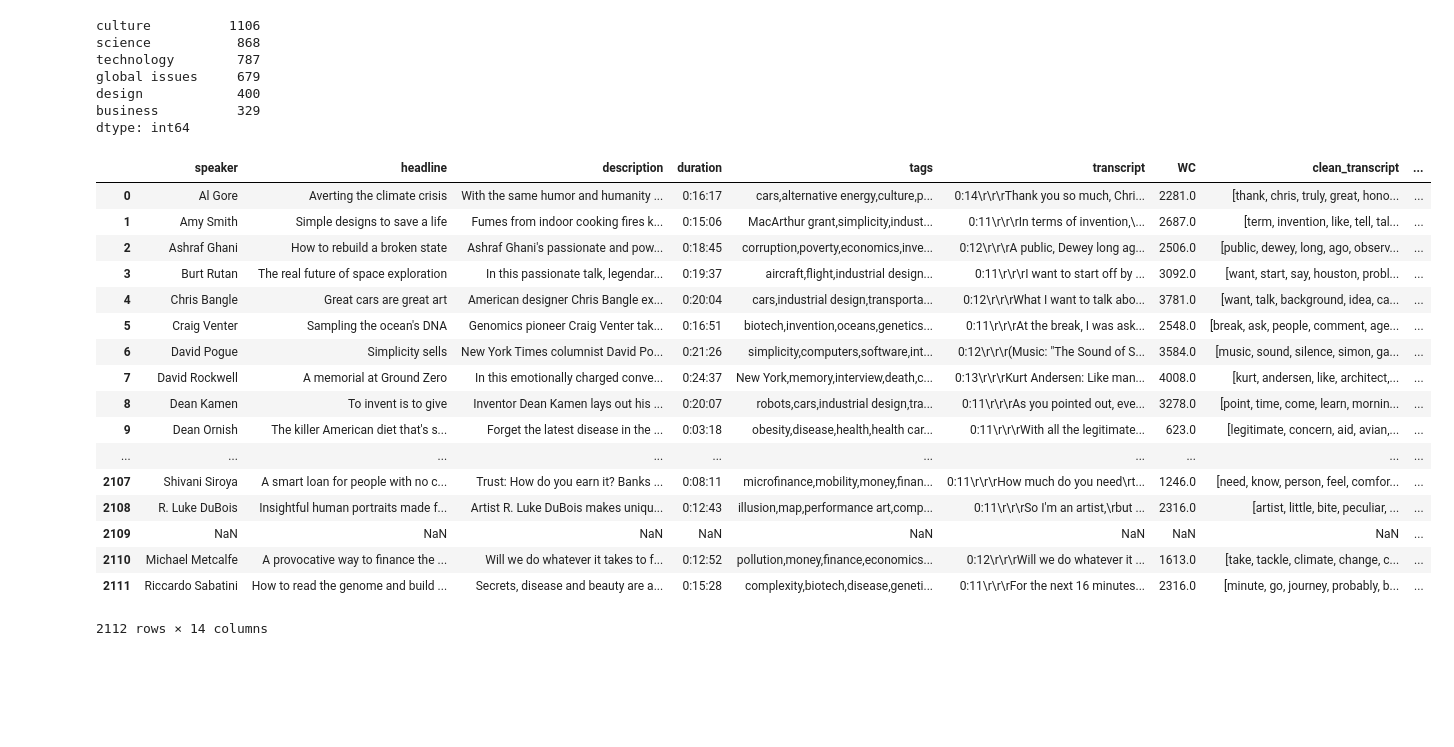
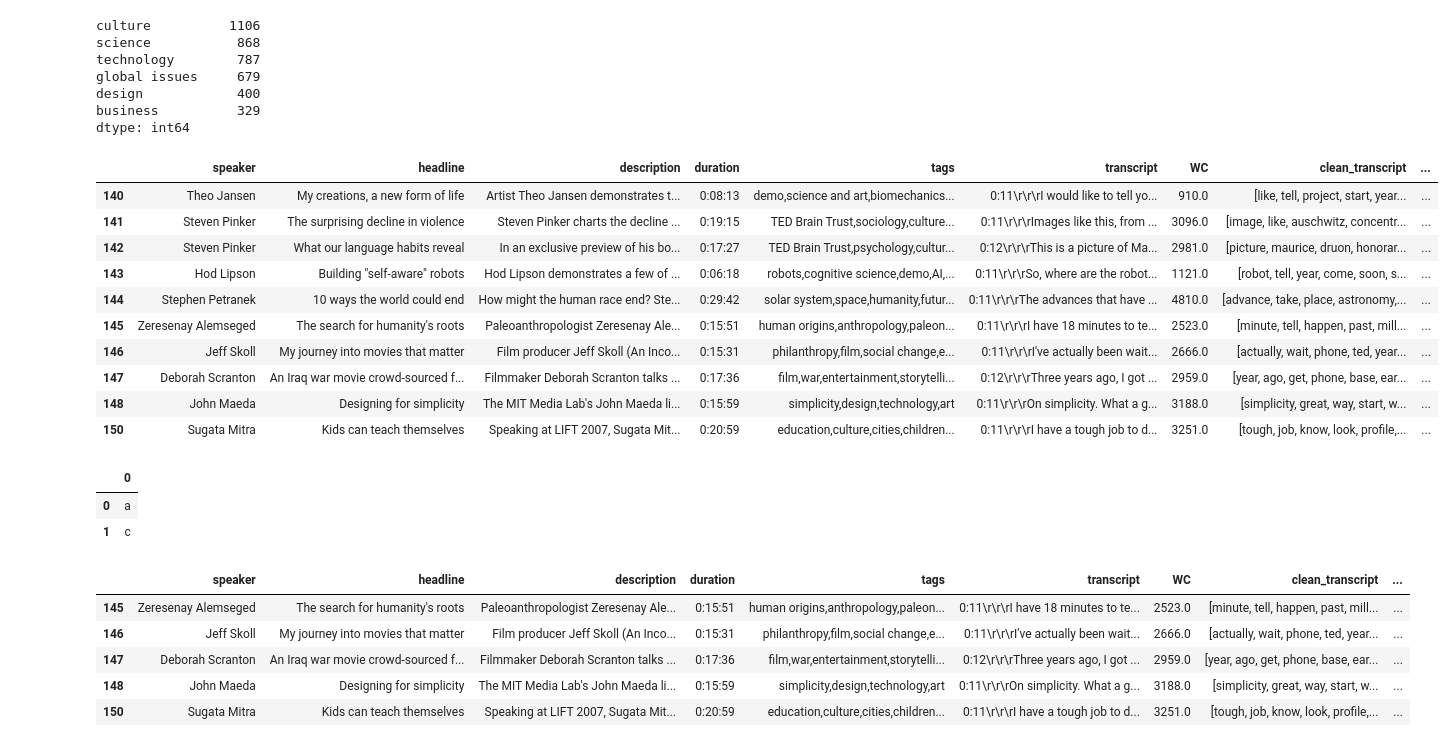
Before and after one commit to GlennChia/50_038_cds_project, a Jupyter notebook: notebooks/cleaning/squash_tags_similarity.ipynb, the cells around one changed output. Saved outputs shown, nothing was run; the diff lists cells and outputs as text; code cells hidden in the pictures; blank space fills up the shorter version.

```diff
--- a/notebooks/cleaning/squash_tags_similarity.ipynb
+++ b/notebooks/cleaning/squash_tags_similarity.ipynb
@@ -461,9 +454,9 @@ design            400
 business          329
 dtype: int64
 # %%
-df1 = df1.reindex(list(range(len(df1))))
-df2 = df2.reindex(list(range(len(df2))))
-df3 = df3.reindex(list(range(len(df3))))
-df4 = df4.reindex(list(range(len(df4))))
+df1 = df1.reset_index(drop=True)
+df2 = df2.reset_index(drop=True)
+df3 = df3.reset_index(drop=True)
+df4 = df4.reset_index(drop=True)
 df5 = df5.reindex(list(range(len(df5))))
 # %%
@@ -475,21 +468,14 @@ df5.to_parquet(OUT_DATA_DIR+'cleaned_squashed4.parquet')
-# %%
-df5
-# %% [output]
-|  | speaker | headline | description | duration | tags | transcript | WC | clean_transcript | ... |
-| 0 | Al Gore | Averting the climate crisis | With the same humor and humanity ... | 0:16:17 | cars,alternative energy,culture,p... | 0:14\r\r\rThank you so much, Chri... | 2281.0 | [thank, chris, truly, great, hono... | ... |
-| 1 | Amy Smith | Simple designs to save a life | Fumes from indoor cooking fires k... | 0:15:06 | MacArthur grant,simplicity,indust... | 0:11\r\r\rIn terms of invention,\... | 2687.0 | [term, invention, like, tell, tal... | ... |
-| 2 | Ashraf Ghani | How to rebuild a broken state | Ashraf Ghani's passionate and pow... | 0:18:45 | corruption,poverty,economics,inve... | 0:12\r\r\rA public, Dewey long ag... | 2506.0 | [public, dewey, long, ago, observ... | ... |
-| 3 | Burt Rutan | The real future of space exploration | In this passionate talk, legendar... | 0:19:37 | aircraft,flight,industrial design... | 0:11\r\r\rI want to start off by ... | 3092.0 | [want, start, say, houston, probl... | ... |
-| 4 | Chris Bangle | Great cars are great art | American designer Chris Bangle ex... | 0:20:04 | cars,industrial design,transporta... | 0:12\r\r\rWhat I want to talk abo... | 3781.0 | [want, talk, background, idea, ca... | ... |
-| 5 | Craig Venter | Sampling the ocean's DNA | Genomics pioneer Craig Venter tak... | 0:16:51 | biotech,invention,oceans,genetics... | 0:11\r\r\rAt the break, I was ask... | 2548.0 | [break, ask, people, comment, age... | ... |
-| 6 | David Pogue | Simplicity sells | New York Times columnist David Po... | 0:21:26 | simplicity,computers,software,int... | 0:12\r\r\r(Music: "The Sound of S... | 3584.0 | [music, sound, silence, simon, ga... | ... |
-| 7 | David Rockwell | A memorial at Ground Zero | In this emotionally charged conve... | 0:24:37 | New York,memory,interview,death,c... | 0:13\r\r\rKurt Andersen: Like man... | 4008.0 | [kurt, andersen, like, architect,... | ... |
-| 8 | Dean Kamen | To invent is to give | Inventor Dean Kamen lays out his ... | 0:20:07 | robots,cars,industrial design,tra... | 0:11\r\r\rAs you pointed out, eve... | 3278.0 | [point, time, come, learn, mornin... | ... |
-| 9 | Dean Ornish | The killer American diet that's s... | Forget the latest disease in the ... | 0:03:18 | obesity,disease,health,health car... | 0:11\r\r\rWith all the legitimate... | 623.0 | [legitimate, concern, aid, avian,... | ... |
-| ... | ... | ... | ... | ... | ... | ... | ... | ... | ... |
-| 2107 | Shivani Siroya | A smart loan for people with no c... | Trust: How do you earn it? Banks ... | 0:08:11 | microfinance,mobility,money,finan... | 0:11\r\r\rHow much do you need\rt... | 1246.0 | [need, know, person, feel, comfor... | ... |
-| 2108 | R. Luke DuBois | Insightful human portraits made f... | Artist R. Luke DuBois makes uniqu... | 0:12:43 | illusion,map,performance art,comp... | 0:11\r\r\rSo I'm an artist,\rbut ... | 2316.0 | [artist, little, bite, peculiar, ... | ... |
-| 2109 | NaN | NaN | NaN | NaN | NaN | NaN | NaN | NaN | ... |
-| 2110 | Michael Metcalfe | A provocative way to finance the ... | Will we do whatever it takes to f... | 0:12:52 | pollution,money,finance,economics... | 0:12\r\r\rWill we do whatever it ... | 1613.0 | [take, tackle, climate, change, c... | ... |
-| 2111 | Riccardo Sabatini | How to read the genome and build ... | Secrets, disease and beauty are a... | 0:15:28 | complexity,biotech,disease,geneti... | 0:11\r\r\rFor the next 16 minutes... | 2316.0 | [minute, go, journey, probably, b... | ... |
-2112 rows × 14 columns
+# %%
+df3.iloc[140:150]
+# %% [output]
+|  | speaker | headline | description | duration | tags | transcript | WC | clean_transcript | ... |
+| 140 | Theo Jansen | My creations, a new form of life | Artist Theo Jansen demonstrates t... | 0:08:13 | demo,science and art,biomechanics... | 0:11\r\r\rI would like to tell yo... | 910.0 | [like, tell, project, start, year... | ... |
+| 141 | Steven Pinker | The surprising decline in violence | Steven Pinker charts the decline ... | 0:19:15 | TED Brain Trust,sociology,culture... | 0:11\r\r\rImages like this, from ... | 3096.0 | [image, like, auschwitz, concentr... | ... |
+| 142 | Steven Pinker | What our language habits reveal | In an exclusive preview of his bo... | 0:17:27 | TED Brain Trust,psychology,cultur... | 0:12\r\r\rThis is a picture of Ma... | 2981.0 | [picture, maurice, druon, honorar... | ... |
+| 143 | Hod Lipson | Building "self-aware" robots | Hod Lipson demonstrates a few of ... | 0:06:18 | robots,cognitive science,demo,AI,... | 0:11\r\r\rSo, where are the robot... | 1121.0 | [robot, tell, year, come, soon, s... | ... |
+| 144 | Stephen Petranek | 10 ways the world could end | How might the human race end? Ste... | 0:29:42 | solar system,space,humanity,futur... | 0:11\r\r\rThe advances that have ... | 4810.0 | [advance, take, place, astronomy,... | ... |
+| 145 | Zeresenay Alemseged | The search for humanity's roots | Paleoanthropologist Zeresenay Ale... | 0:15:51 | human origins,anthropology,paleon... | 0:11\r\r\rI have 18 minutes to te... | 2523.0 | [minute, tell, happen, past, mill... | ... |
+| 146 | Jeff Skoll | My journey into movies that matter | Film producer Jeff Skoll (An Inco... | 0:15:31 | philanthropy,film,social change,e... | 0:11\r\r\rI've actually been wait... | 2666.0 | [actually, wait, phone, ted, year... | ... |
+| 147 | Deborah Scranton | An Iraq war movie crowd-sourced f... | Filmmaker Deborah Scranton talks ... | 0:17:36 | film,war,entertainment,storytelli... | 0:12\r\r\rThree years ago, I got ... | 2959.0 | [year, ago, get, phone, base, ear... | ... |
+| 148 | John Maeda | Designing for simplicity | The MIT Media Lab's John Maeda li... | 0:15:59 | simplicity,design,technology,art | 0:11\r\r\rOn simplicity. What a g... | 3188.0 | [simplicity, great, way, start, w... | ... |
+| 150 | Sugata Mitra | Kids can teach themselves | Speaking at LIFT 2007, Sugata Mit... | 0:20:59 | education,culture,cities,children... | 0:11\r\r\rI have a tough job to d... | 3251.0 | [tough, job, know, look, profile,... | ... |
@@ -495,0 +487,15 @@ df5
+# %%
+d
+# %% [output]
+|  | 0 |
+| 0 | a |
+| 1 | c |
+# %%
+df3.iloc[145:150]
+# %% [output]
+|  | speaker | headline | description | duration | tags | transcript | WC | clean_transcript | ... |
+| 145 | Zeresenay Alemseged | The search for humanity's roots | Paleoanthropologist Zeresenay Ale... | 0:15:51 | human origins,anthropology,paleon... | 0:11\r\r\rI have 18 minutes to te... | 2523.0 | [minute, tell, happen, past, mill... | ... |
+| 146 | Jeff Skoll | My journey into movies that matter | Film producer Jeff Skoll (An Inco... | 0:15:31 | philanthropy,film,social change,e... | 0:11\r\r\rI've actually been wait... | 2666.0 | [actually, wait, phone, ted, year... | ... |
+| 147 | Deborah Scranton | An Iraq war movie crowd-sourced f... | Filmmaker Deborah Scranton talks ... | 0:17:36 | film,war,entertainment,storytelli... | 0:12\r\r\rThree years ago, I got ... | 2959.0 | [year, ago, get, phone, base, ear... | ... |
+| 148 | John Maeda | Designing for simplicity | The MIT Media Lab's John Maeda li... | 0:15:59 | simplicity,design,technology,art | 0:11\r\r\rOn simplicity. What a g... | 3188.0 | [simplicity, great, way, start, w... | ... |
+| 150 | Sugata Mitra | Kids can teach themselves | Speaking at LIFT 2007, Sugata Mit... | 0:20:59 | education,culture,cities,children... | 0:11\r\r\rI have a tough job to d... | 3251.0 | [tough, job, know, look, profile,... | ... |
```
Also changed, not shown: parts of 12 cells of this notebook, 4 other files.
